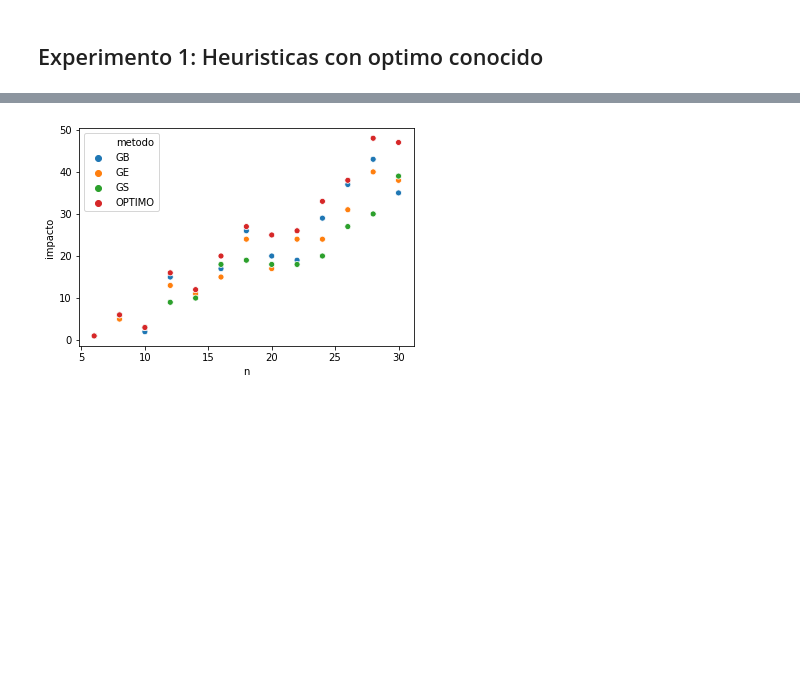
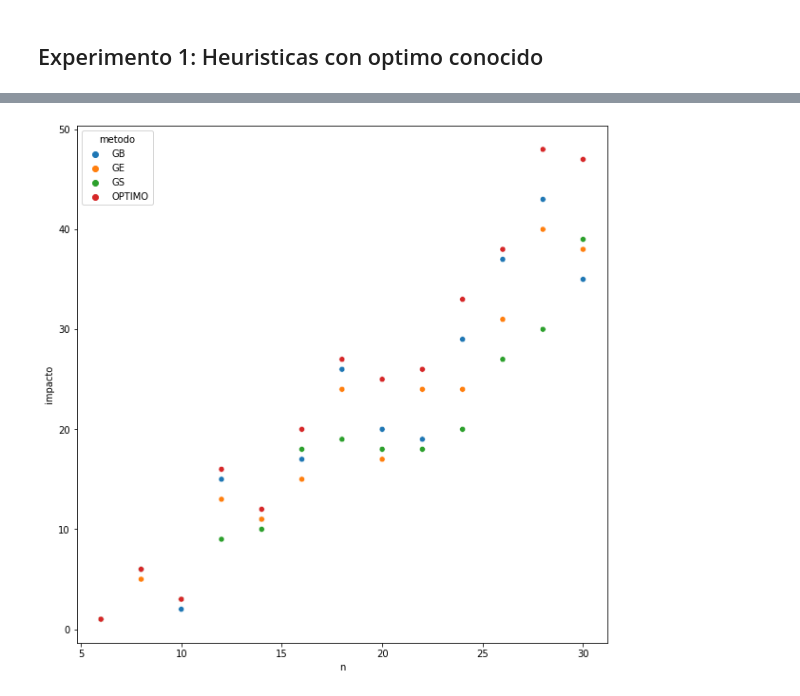
Before and after one commit to ZarthaxX/algo3-tp2, a Jupyter notebook: experimentacion/notebooks/analisis-Tropi.ipynb, the cells around one changed output, grey strips where cells are left out. Drawn from its saved outputs; the diff is of its cells as text; code cells hidden in the pictures; blank space fills up the shorter version.

```diff
--- a/experimentacion/notebooks/analisis-Tropi.ipynb
+++ b/experimentacion/notebooks/analisis-Tropi.ipynb
@@ -63,10 +63,12 @@ df_optimo_heuristicas
 # %%
 # Acercamos un poco la lupa para ver la diferencia entre BT y BT-O.
+
+plt.figure(figsize=(10, 10))
 fig = sns.scatterplot(data=df_optimo_heuristicas, x='n', y='impacto', hue='metodo');
 fig.set(xlabel='n', ylabel='impacto');
 #plt.savefig("..\\graphs\\.svg");
 # %% [output]
-[figure, old version]
+[figure, new version]
 # %%
 agg_funcs = {   "tiempo":"mean",
                 "impacto":"max",
```
Also changed, not shown: parts of 10 cells of this notebook, 1 other file.
